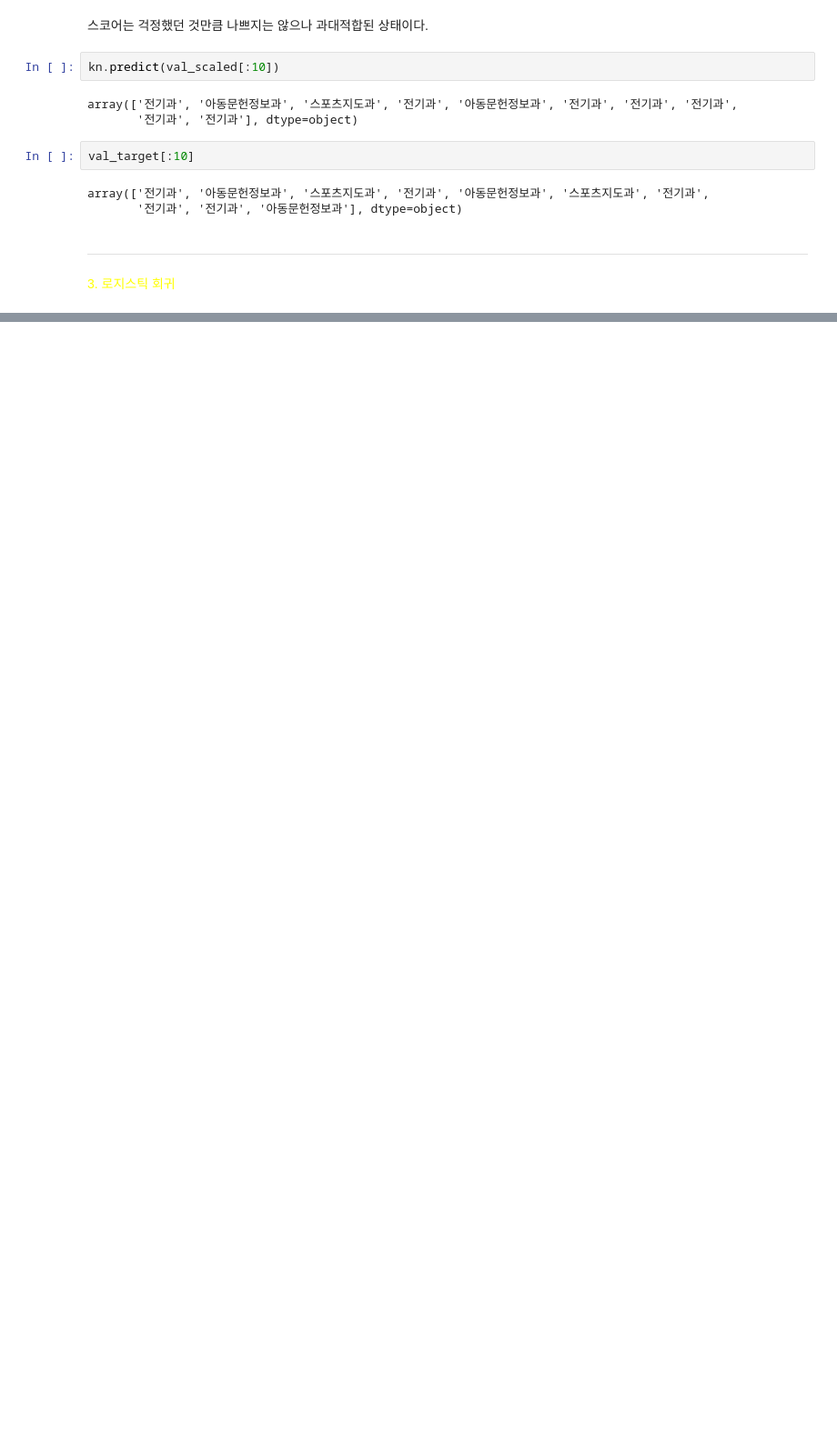
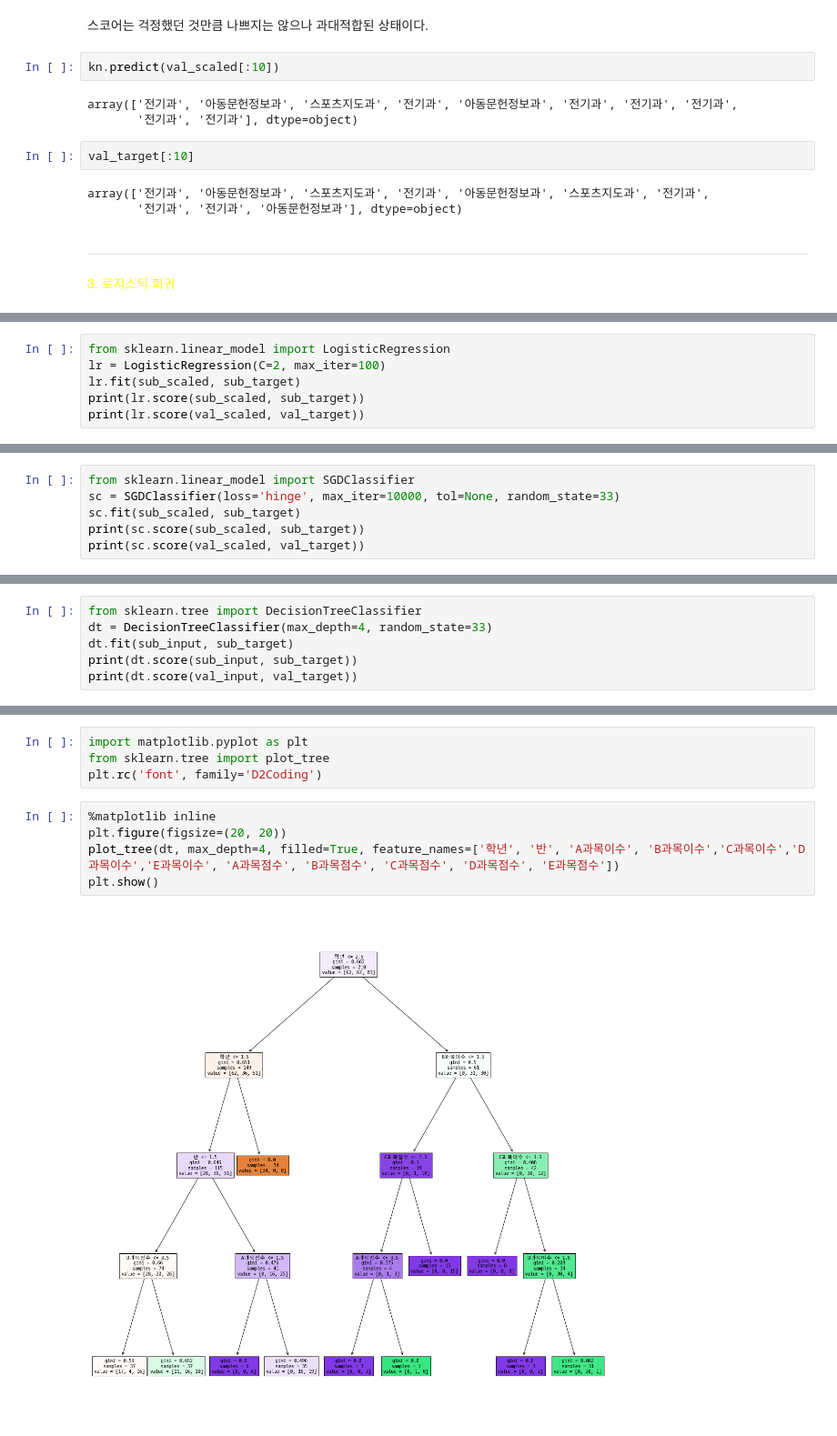
Before and after one commit to r2d2-k3po/proj1nb, a Jupyter notebook: 5_machine_learning.ipynb, the cells around one changed output, grey strips where cells are left out. Shown: that part at 91% size. Drawn from its saved outputs; the diff is of its cells as text; blank space fills up the shorter version.

Commit message:
day5 decisiontree

```diff
--- a/5_machine_learning.ipynb
+++ b/5_machine_learning.ipynb
@@ -141,0 +138,6 @@ TypeError: 'method' object is not iterable
+# %%
+from sklearn.linear_model import LogisticRegression
+lr = LogisticRegression(C=2, max_iter=100)
+lr.fit(sub_scaled, sub_target)
+print(lr.score(sub_scaled, sub_target))
+print(lr.score(val_scaled, val_target))
@@ -141,0 +153,6 @@ TypeError: 'method' object is not iterable
+# %%
+from sklearn.linear_model import SGDClassifier
+sc = SGDClassifier(loss='hinge', max_iter=10000, tol=None, random_state=33)
+sc.fit(sub_scaled, sub_target)
+print(sc.score(sub_scaled, sub_target))
+print(sc.score(val_scaled, val_target))
@@ -141,0 +169,6 @@ TypeError: 'method' object is not iterable
+# %%
+from sklearn.tree import DecisionTreeClassifier
+dt = DecisionTreeClassifier(max_depth=4, random_state=33)
+dt.fit(sub_input, sub_target)
+print(dt.score(sub_input, sub_target))
+print(dt.score(val_input, val_target))
@@ -141,0 +180,11 @@ TypeError: 'method' object is not iterable
+# %%
+import matplotlib.pyplot as plt
+from sklearn.tree import plot_tree
+plt.rc('font', family='D2Coding')
+# %%
+%matplotlib inline
+plt.figure(figsize=(20, 20))
+plot_tree(dt, max_depth=4, filled=True, feature_names=['학년', '반', 'A과목이수', 'B과목이수','C과목이수','D과목이수','E과목이수', 'A과목점수', 'B과목점수', 'C과목점수', 'D과목점수', 'E과목점수'])
+plt.show()
+# %% [output]
+[figure, added]
```
Also changed, not shown: parts of 16 cells of this notebook, 2 other files.
